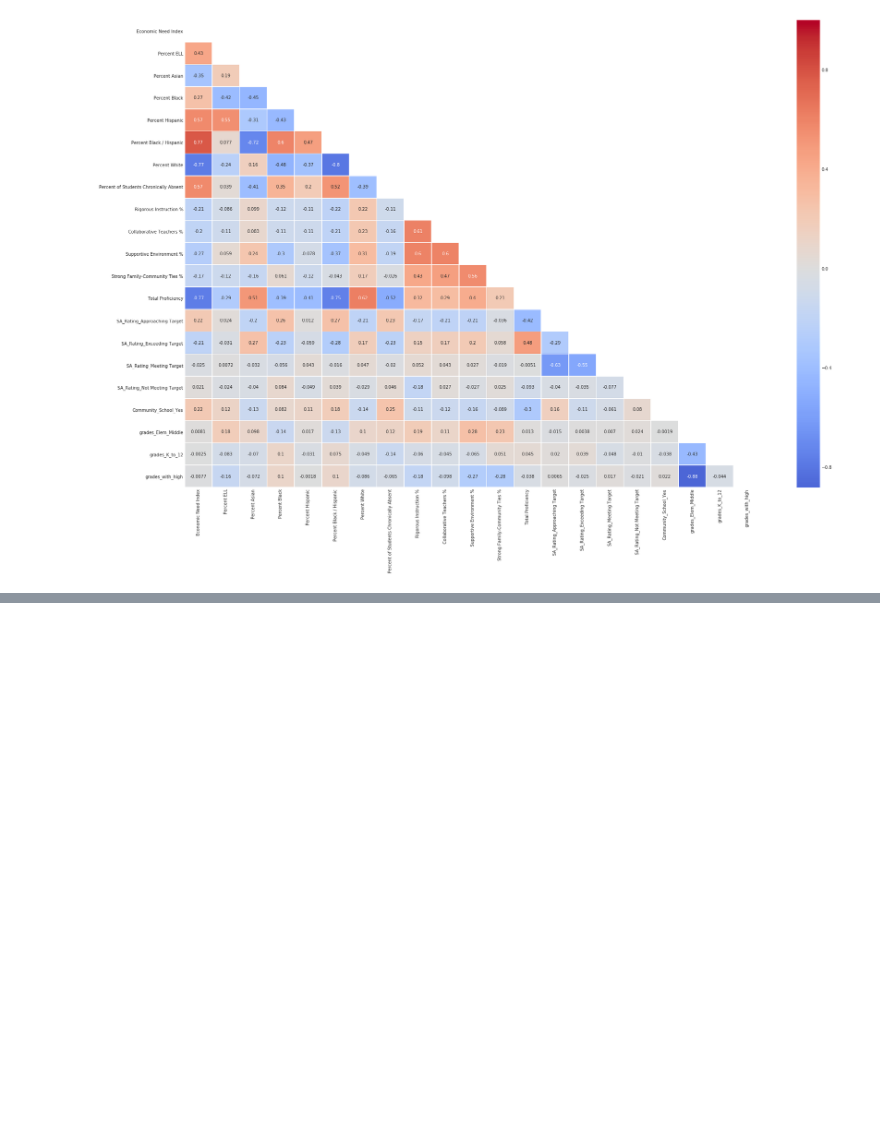
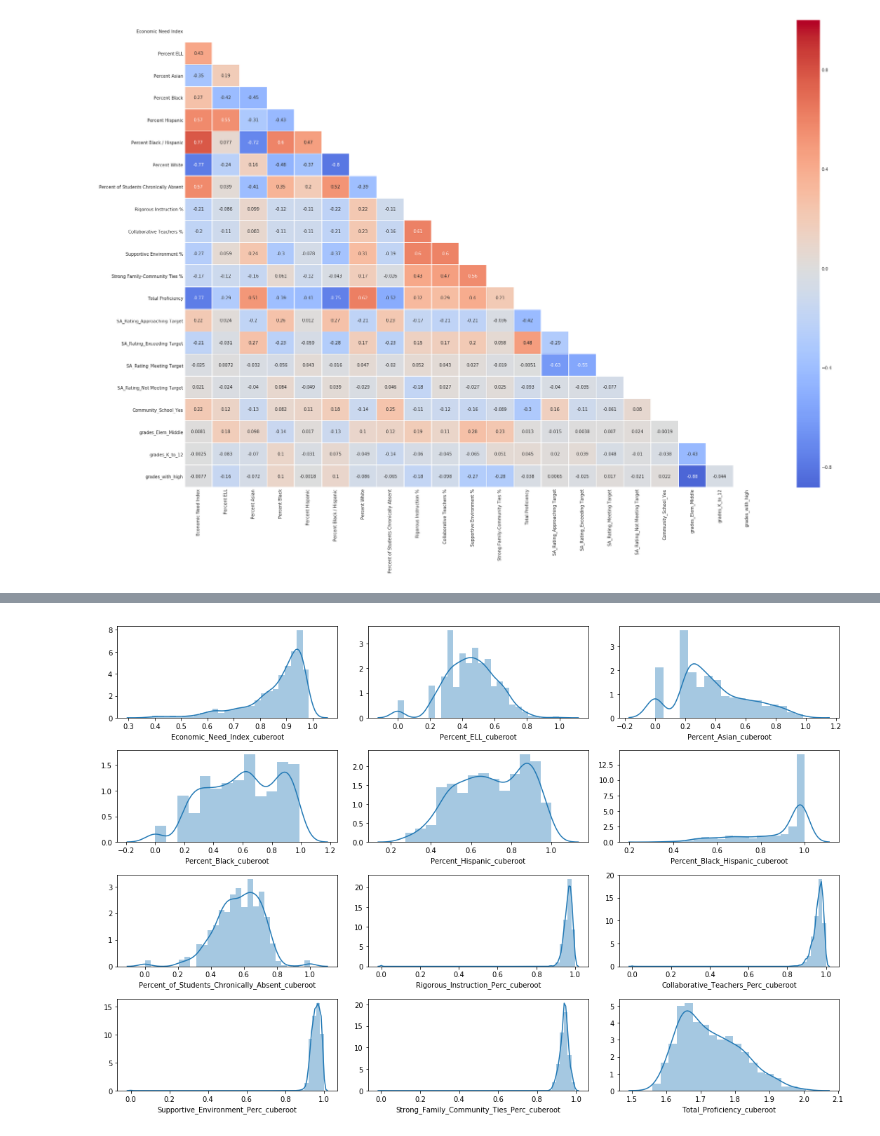
Before and after one commit to elenasm7/Linear-Regression-NYC-Schools, a Jupyter notebook: Cleaned_up_code/Cleaned_notebook_start.ipynb, the cells around one changed output, grey strips where cells are left out. Cells and saved outputs as stored; diff of their text form; code cells hidden in the pictures; blank space fills up the shorter version.

```diff
--- a/Cleaned_up_code/Cleaned_notebook_start.ipynb
+++ b/Cleaned_up_code/Cleaned_notebook_start.ipynb
@@ -515,0 +572,6 @@ with sns.axes_style("white"):
+# %%
+cols = kaggle_school_data_df.columns[5:-8]
+transformation_df = pd.DataFrame()
+
+#this function returns a list of columns to make it easier to plot later
+cube_columns = cube_root_transform(cols,kaggle_school_data_df,transformation_df)
@@ -515,0 +592,18 @@ with sns.axes_style("white"):
+# %%
+fig, axes = plt.subplots(nrows=4, ncols=3, figsize=(15,10))
+z=0
+name = []
+normal_test =[]
+for i in range(4):
+    for j in range(3):
+        _,p = stats.normaltest(transformation_df[cube_columns[n]])
+        name.append(cube_columns[n])
+        normal_test.append(p)
+        k = sum([z if i >= 1 else 0])
+        n = (k+j)
+        sns.distplot(transformation_df[cube_columns[n]],ax=axes[i][j])
+        fig.tight_layout()
+    z+=3
+normal_cubed = dict(zip(name,normal_test))
+# %% [output]
+[figure, added]
```
Also changed, not shown: parts of 21 cells of this notebook, 2 other files.
